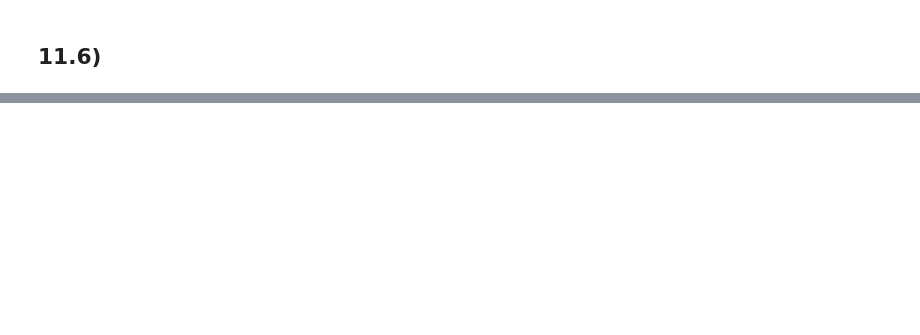
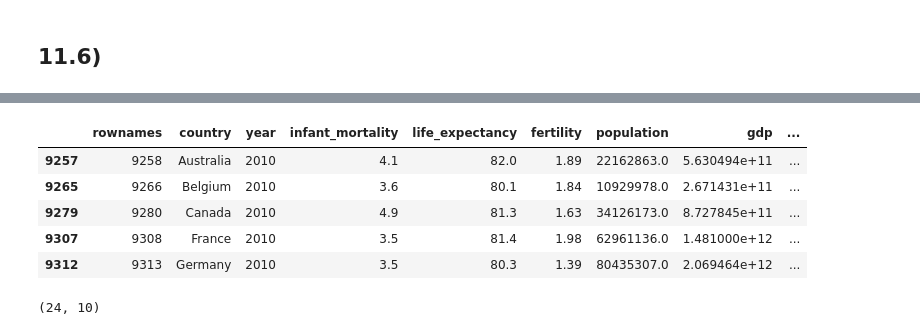
Before and after one commit to pdcos/analise_visual_ciencia_de_dados, a Jupyter notebook: participacao_3/solutions_3.ipynb, the cells around one changed output, grey strips where cells are left out. Saved outputs shown, nothing was run; the diff lists cells and outputs as text; code cells hidden in the pictures; blank space fills up the shorter version.

```diff
--- a/participacao_3/solutions_3.ipynb
+++ b/participacao_3/solutions_3.ipynb
@@ -121,0 +141,38 @@ display(df_heights.head())
+# %%
+# Importando o dataset murders
+
+# URL do dataset murders no GitHub do dslabs
+path = "https://vincentarelbundock.github.io/Rdatasets/csv/dslabs/gapminder.csv"
+
+# Lendo o dataset em um DataFrame do pandas
+df_gapminder = pd.read_csv(path)
+
+west = ["Western Europe","Northern Europe","Southern Europe",
+          "Northern America","Australia and New Zealand"]
+
+def filter_west(df):
+    return df[df['region'].isin(west)]
+
+def filter_gapminder(df):
+    df_filtered = df.copy(deep=True)
+    df_filtered = df_filtered.loc[
+        (df_filtered['year'].isin([2010, 2015])) &
+        (df_filtered['region'].isin(west)) &
+        (~pd.isna(df_filtered['life_expectancy'])) &
+        (df_filtered['population'] > 10**7)
+    ]
+
+    return df_filtered
+
+df_gapminder = df_gapminder.pipe(filter_gapminder)
+
+display(df_gapminder.head())
+print(df_gapminder.shape)
+# %% [output]
+|  | rownames | country | year | infant_mortality | life_expectancy | fertility | population | gdp | ... |
+| 9257 | 9258 | Australia | 2010 | 4.1 | 82.0 | 1.89 | 22162863.0 | 5.630494e+11 | ... |
+| 9265 | 9266 | Belgium | 2010 | 3.6 | 80.1 | 1.84 | 10929978.0 | 2.671431e+11 | ... |
+| 9279 | 9280 | Canada | 2010 | 4.9 | 81.3 | 1.63 | 34126173.0 | 8.727845e+11 | ... |
+| 9307 | 9308 | France | 2010 | 3.5 | 81.4 | 1.98 | 62961136.0 | 1.481000e+12 | ... |
+| 9312 | 9313 | Germany | 2010 | 3.5 | 80.3 | 1.39 | 80435307.0 | 2.069464e+12 | ... |
+(24, 10)
```
Also changed, not shown: parts of 9 cells of this notebook.
